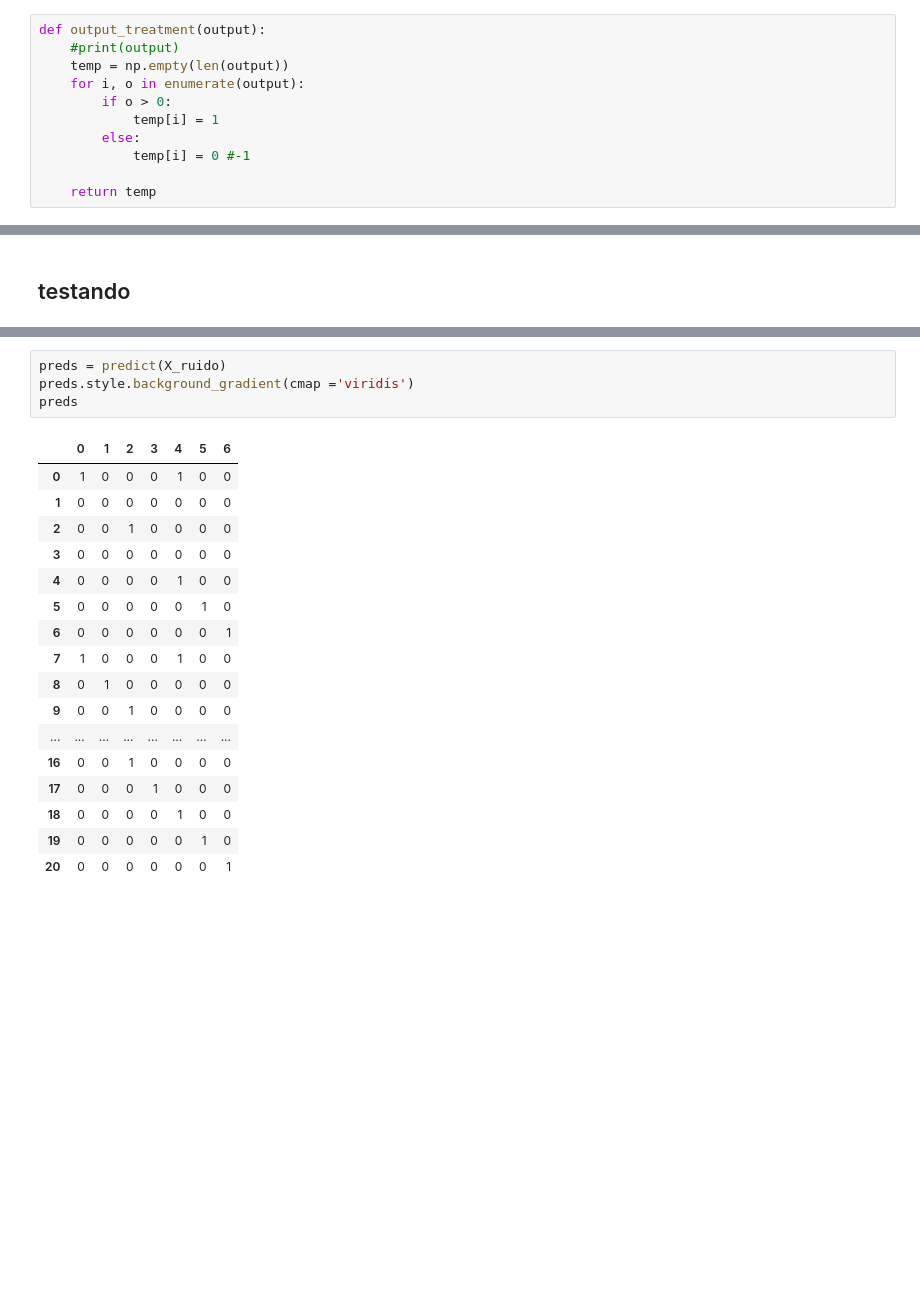
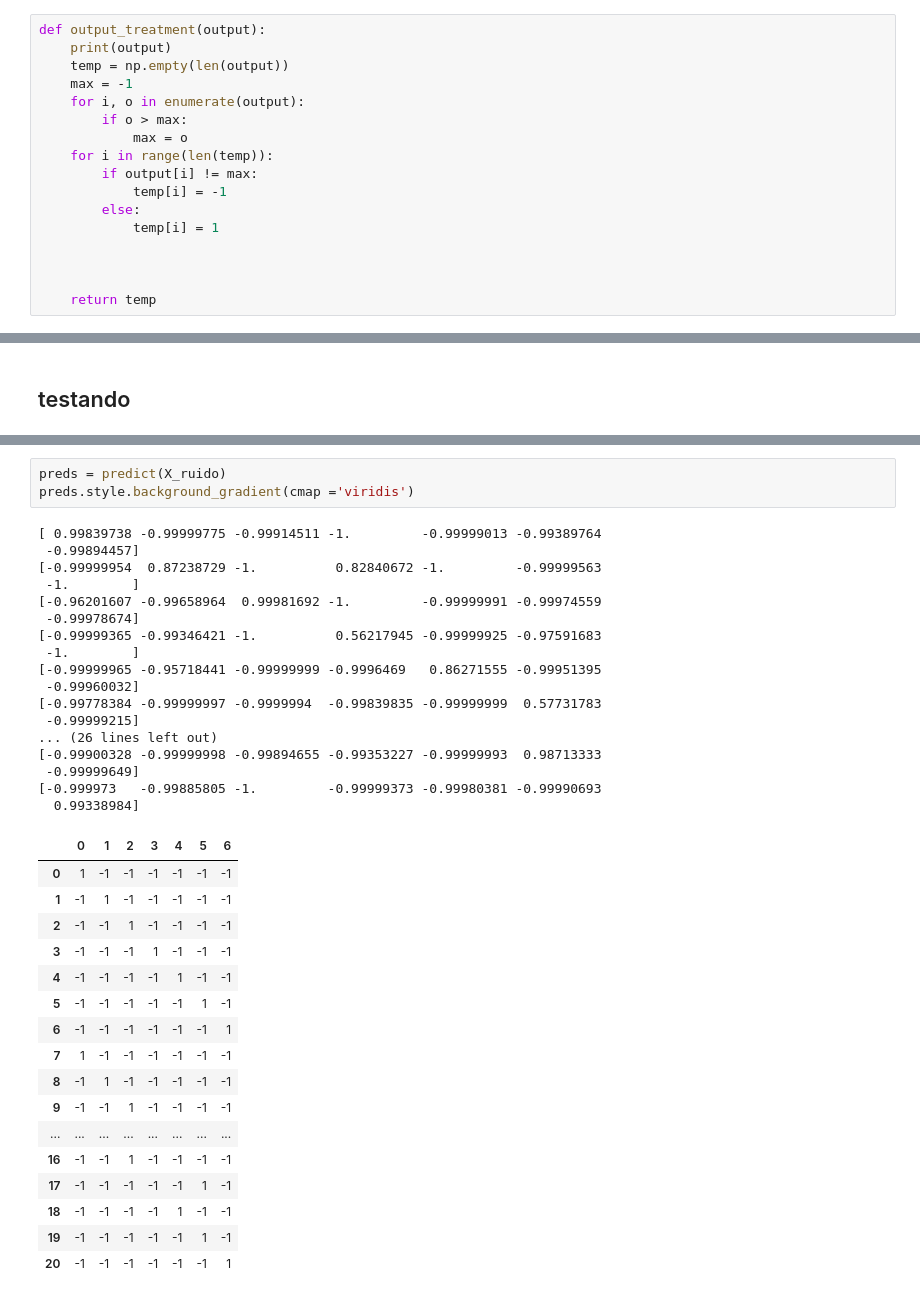
Before and after one commit to felmateos/mlp-characters-recognition, a Jupyter notebook: main.ipynb, the cells around one changed output, grey strips where cells are left out. Drawn from its saved outputs; the diff is of its cells as text; blank space fills up the shorter version.

```diff
--- a/main.ipynb
+++ b/main.ipynb
@@ -175,13 +200,19 @@ def fit(X, Y):
 ## algoritmo de teste
 # %%
 def output_treatment(output):
-    #print(output)
+    print(output)
     temp = np.empty(len(output))
+    max = -1
     for i, o in enumerate(output):
-        if o > 0:
+        if o > max:
+            max = o
+    for i in range(len(temp)):
+        if output[i] != max:
+            temp[i] = -1
+        else:
             temp[i] = 1
-        else:
-            temp[i] = 0 #-1
+
+
 
     return temp
 # %%
@@ -340,22 +314,38 @@ y_ruido.head(21)
 # %%
 preds = predict(X_ruido)
 preds.style.background_gradient(cmap ='viridis')
-preds
 # %% [output]
+[ 0.99839738 -0.99999775 -0.99914511 -1.         -0.99999013 -0.99389764
+ -0.99894457]
+[-0.99999954  0.87238729 -1.          0.82840672 -1.         -0.99999563
+ -1.        ]
+[-0.96201607 -0.99658964  0.99981692 -1.         -0.99999991 -0.99974559
+ -0.99978674]
+[-0.99999365 -0.99346421 -1.          0.56217945 -0.99999925 -0.97591683
+ -1.        ]
+[-0.99999965 -0.95718441 -0.99999999 -0.9996469   0.86271555 -0.99951395
+ -0.99960032]
+[-0.99778384 -0.99999997 -0.9999994  -0.99839835 -0.99999999  0.57731783
+ -0.99999215]
+... (26 lines left out)
+[-0.99900328 -0.99999998 -0.99894655 -0.99353227 -0.99999993  0.98713333
+ -0.99999649]
+[-0.999973   -0.99885805 -1.         -0.99999373 -0.99980381 -0.99990693
+  0.99338984]
 |  | 0 | 1 | 2 | 3 | 4 | 5 | 6 |
-| 0 | 1 | 0 | 0 | 0 | 1 | 0 | 0 |
-| 1 | 0 | 0 | 0 | 0 | 0 | 0 | 0 |
-| 2 | 0 | 0 | 1 | 0 | 0 | 0 | 0 |
-| 3 | 0 | 0 | 0 | 0 | 0 | 0 | 0 |
-| 4 | 0 | 0 | 0 | 0 | 1 | 0 | 0 |
-| 5 | 0 | 0 | 0 | 0 | 0 | 1 | 0 |
-| 6 | 0 | 0 | 0 | 0 | 0 | 0 | 1 |
-| 7 | 1 | 0 | 0 | 0 | 1 | 0 | 0 |
-| 8 | 0 | 1 | 0 | 0 | 0 | 0 | 0 |
-| 9 | 0 | 0 | 1 | 0 | 0 | 0 | 0 |
+| 0 | 1 | -1 | -1 | -1 | -1 | -1 | -1 |
+| 1 | -1 | 1 | -1 | -1 | -1 | -1 | -1 |
+| 2 | -1 | -1 | 1 | -1 | -1 | -1 | -1 |
+| 3 | -1 | -1 | -1 | 1 | -1 | -1 | -1 |
+| 4 | -1 | -1 | -1 | -1 | 1 | -1 | -1 |
+| 5 | -1 | -1 | -1 | -1 | -1 | 1 | -1 |
+| 6 | -1 | -1 | -1 | -1 | -1 | -1 | 1 |
+| 7 | 1 | -1 | -1 | -1 | -1 | -1 | -1 |
+| 8 | -1 | 1 | -1 | -1 | -1 | -1 | -1 |
+| 9 | -1 | -1 | 1 | -1 | -1 | -1 | -1 |
 | ... | ... | ... | ... | ... | ... | ... | ... |
-| 16 | 0 | 0 | 1 | 0 | 0 | 0 | 0 |
-| 17 | 0 | 0 | 0 | 1 | 0 | 0 | 0 |
-| 18 | 0 | 0 | 0 | 0 | 1 | 0 | 0 |
-| 19 | 0 | 0 | 0 | 0 | 0 | 1 | 0 |
-| 20 | 0 | 0 | 0 | 0 | 0 | 0 | 1 |
+| 16 | -1 | -1 | 1 | -1 | -1 | -1 | -1 |
+| 17 | -1 | -1 | -1 | -1 | -1 | 1 | -1 |
+| 18 | -1 | -1 | -1 | -1 | 1 | -1 | -1 |
+| 19 | -1 | -1 | -1 | -1 | -1 | 1 | -1 |
+| 20 | -1 | -1 | -1 | -1 | -1 | -1 | 1 |
```
Also changed, not shown: parts of 20 cells of this notebook, 1 other file.
